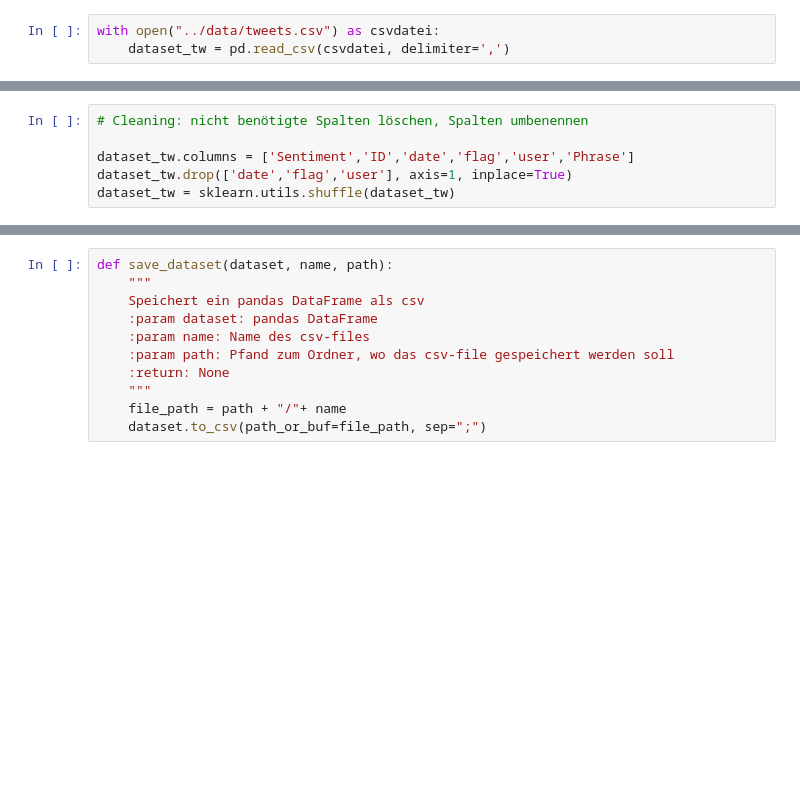
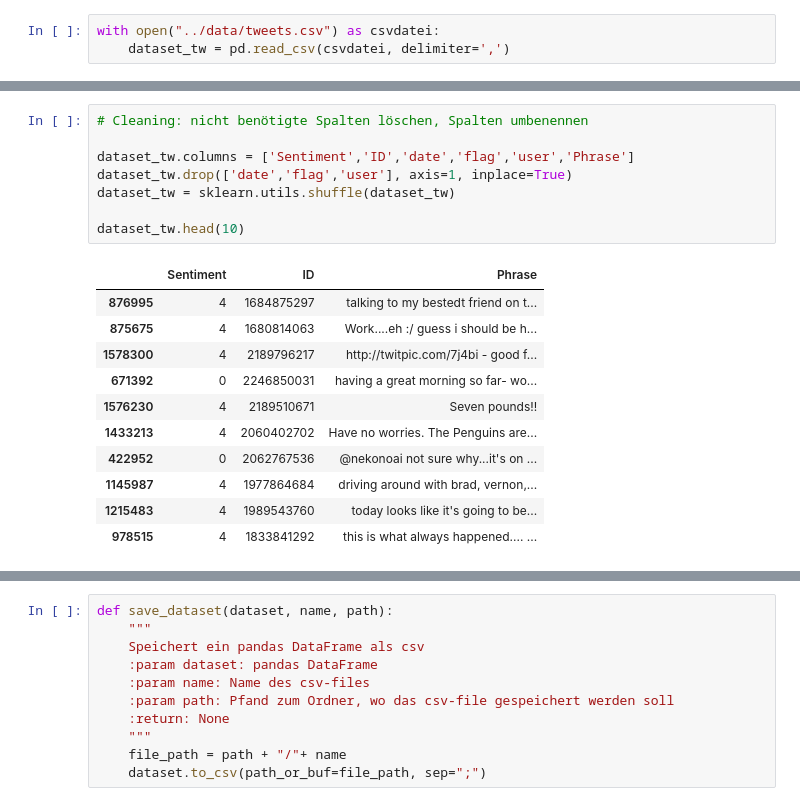
Before and after one commit to nklsKrmnn/LSC_Sentiment_Analysis, a Jupyter notebook: notebooks/ExploratoryDataAnalysis.ipynb, the cells around one changed output, grey strips where cells are left out. Drawn from its saved outputs; the diff is of its cells as text; blank space fills up the shorter version.

```diff
--- a/notebooks/ExploratoryDataAnalysis.ipynb
+++ b/notebooks/ExploratoryDataAnalysis.ipynb
@@ -215,7 +243,21 @@ dataset_tw.head(10)
 # %%
 # Cleaning: nicht benötigte Spalten löschen, Spalten umbenennen
 
 dataset_tw.columns = ['Sentiment','ID','date','flag','user','Phrase']
 dataset_tw.drop(['date','flag','user'], axis=1, inplace=True)
 dataset_tw = sklearn.utils.shuffle(dataset_tw)
+
+dataset_tw.head(10)
+# %% [output]
+|  | Sentiment | ID | Phrase |
+| 876995 | 4 | 1684875297 | talking to my bestedt friend on t... |
+| 875675 | 4 | 1680814063 | Work....eh :/ guess i should be h... |
+| 1578300 | 4 | 2189796217 | http://twitpic.com/7j4bi - good f... |
+| 671392 | 0 | 2246850031 | having a great morning so far- wo... |
+| 1576230 | 4 | 2189510671 | Seven pounds!! |
+| 1433213 | 4 | 2060402702 | Have no worries. The Penguins are... |
+| 422952 | 0 | 2062767536 | @nekonoai not sure why...it's on ... |
+| 1145987 | 4 | 1977864684 | driving around with brad, vernon,... |
+| 1215483 | 4 | 1989543760 | today looks like it's going to be... |
+| 978515 | 4 | 1833841292 | this is what always happened.... ... |
 # %%
```
Also changed, not shown: parts of 12 cells of this notebook.
